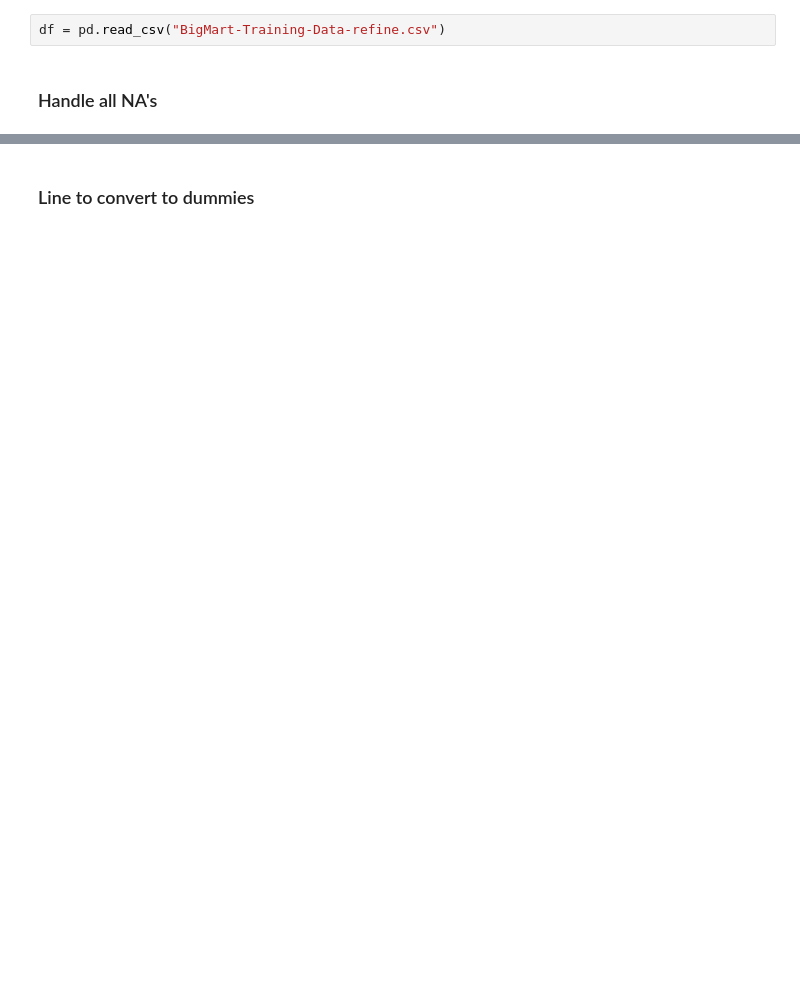
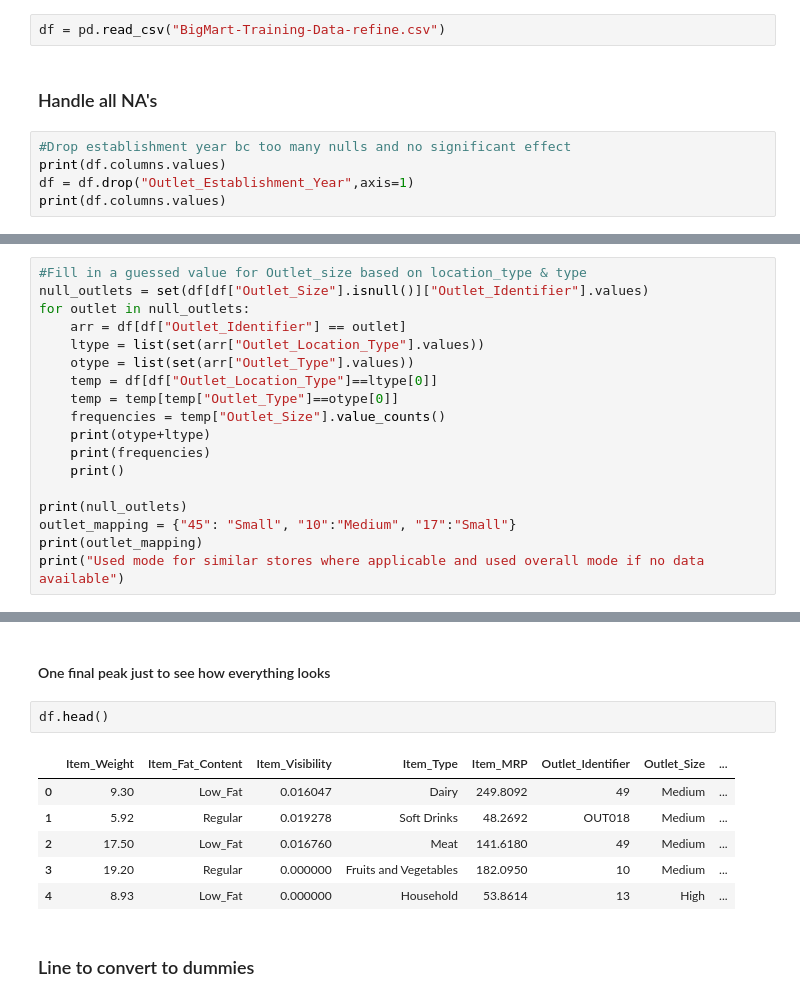
Before and after one commit to alishan-kaisani/BigMart-Data-Analysis, a Jupyter notebook: BigMart_Model.ipynb, the cells around one changed output, grey strips where cells are left out. Saved outputs shown, nothing was run; the diff lists cells and outputs as text; blank space fills up the shorter version.

```diff
--- a/BigMart_Model.ipynb
+++ b/BigMart_Model.ipynb
@@ -12,3 +13,8 @@ from math import sqrt
 df = pd.read_csv("BigMart-Training-Data-refine.csv")
 # %% [markdown]
 ### Handle all NA's
+# %%
+#Drop establishment year bc too many nulls and no significant effect
+print(df.columns.values)
+df = df.drop("Outlet_Establishment_Year",axis=1)
+print(df.columns.values)
@@ -14,0 +52,18 @@ df = pd.read_csv("BigMart-Training-Data-refine.csv")
+# %%
+#Fill in a guessed value for Outlet_size based on location_type & type
+null_outlets = set(df[df["Outlet_Size"].isnull()]["Outlet_Identifier"].values)
+for outlet in null_outlets:
+    arr = df[df["Outlet_Identifier"] == outlet]
+    ltype = list(set(arr["Outlet_Location_Type"].values))
+    otype = list(set(arr["Outlet_Type"].values))
+    temp = df[df["Outlet_Location_Type"]==ltype[0]]
+    temp = temp[temp["Outlet_Type"]==otype[0]]
+    frequencies = temp["Outlet_Size"].value_counts()
+    print(otype+ltype)
+    print(frequencies)
+    print()
+
+print(null_outlets)
+outlet_mapping = {"45": "Small", "10":"Medium", "17":"Small"}
+print(outlet_mapping)
+print("Used mode for similar stores where applicable and used overall mode if no data available")
@@ -15,3 +96,14 @@ df = pd.read_csv("BigMart-Training-Data-refine.csv")
+# %% [markdown]
+#### One final peak just to see how everything looks
+# %%
+df.head()
+# %% [output]
+|  | Item_Weight | Item_Fat_Content | Item_Visibility | Item_Type | Item_MRP | Outlet_Identifier | Outlet_Size | ... |
+| 0 | 9.30 | Low_Fat | 0.016047 | Dairy | 249.8092 | 49 | Medium | ... |
+| 1 | 5.92 | Regular | 0.019278 | Soft Drinks | 48.2692 | OUT018 | Medium | ... |
+| 2 | 17.50 | Low_Fat | 0.016760 | Meat | 141.6180 | 49 | Medium | ... |
+| 3 | 19.20 | Regular | 0.000000 | Fruits and Vegetables | 182.0950 | 10 | Medium | ... |
+| 4 | 8.93 | Low_Fat | 0.000000 | Household | 53.8614 | 13 | High | ... |
 # %% [markdown]
 ### Line to convert to dummies
 # %%
```
Also changed, not shown: parts of 15 cells of this notebook, 7 other files.
